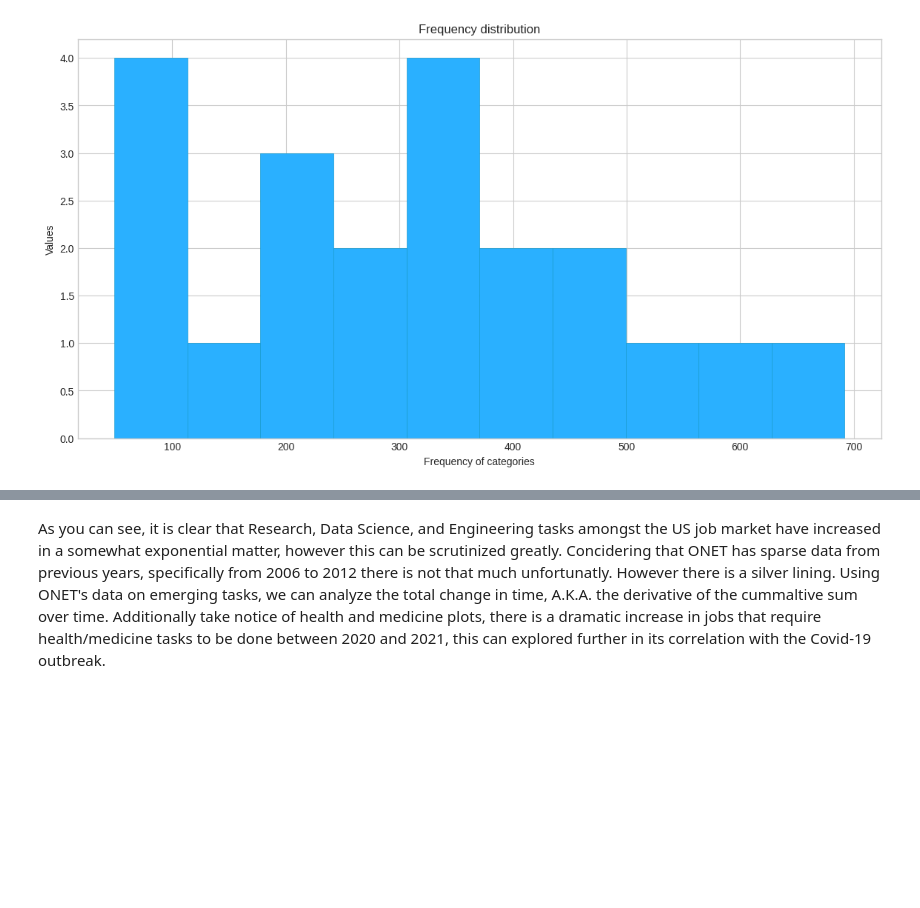
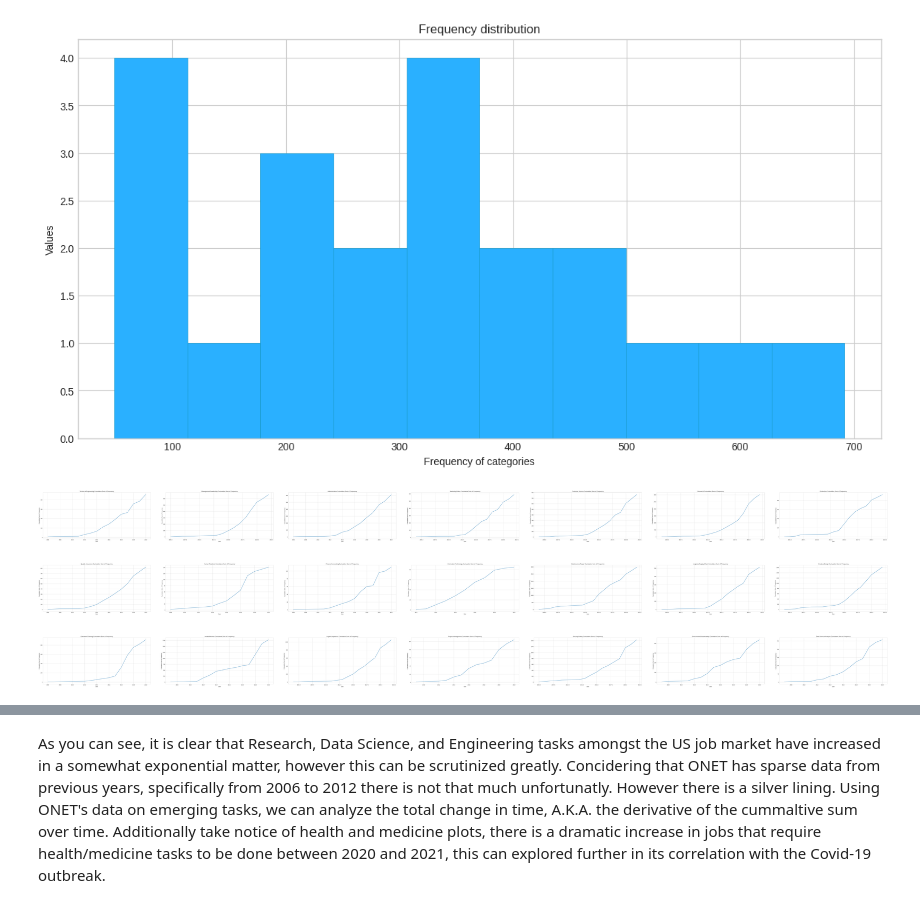
Before and after one commit to Josh-Hiz/Job-Task-Analysis, a Jupyter notebook: TaskAnalysis.ipynb, the cells around one changed output, grey strips where cells are left out. Cells and saved outputs as stored; diff of their text form; code cells hidden in the pictures; blank space fills up the shorter version.

```diff
--- a/TaskAnalysis.ipynb
+++ b/TaskAnalysis.ipynb
@@ -441,21 +452,38 @@ plt.show()
 # %% [output]
 [figure]
 # %%
-def plot_cumsum(category):
-  # Create a new dataframe that will be organized in time series and have the cumaltive sum of each year
-  cumsum_df = freq_df.loc[freq_df['category'] == category].drop(['Title','category'], axis = 1)
-  cumsum_df['Date'] = pd.to_datetime(cumsum_df['Date'])
-  cumsum_df.sort_values(by='Date', inplace=True)
-  cumsum_df = cumsum_df.set_index('Date')
-  cumsum_df = cumsum_df.groupby([cumsum_df.index.year],sort=False)['Frequency'].sum().reset_index()
-  # Create a graph with matplotlib
-  x = cumsum_df['Date']
-  y = cumsum_df['Frequency'].cumsum()
-  plt.figure(figsize = (10,5))
-  plt.style.use('seaborn-whitegrid')
-  plt.plot(x,y)
-  plt.title('{} Cumulative Sum of Frequency'.format(category))
-  plt.xlabel('Date')
-  plt.ylabel('Cumulative Sum of Frequency')
-  plt.show()
-  return cumsum_df
+fig,axs = plt.subplots(3,7,figsize=(100, 25), dpi=80)
+plt.tight_layout(pad=10, w_pad=10, h_pad=20)
+df_dict = {}
+cat_list = [list(cat_mapping.values())[i:i+7] for i in range(0, len(list(cat_mapping.values())), 7)]
+def plot_cumsum():
+  for row in range(len(cat_list)):
+    for col in range(len(cat_list[row])):
+      cumsum_df = freq_df.loc[freq_df['category'] == cat_list[row][col]].drop(['category'], axis = 1)
+      cumsum_df = cumsum_df.groupby([cumsum_df.index.year],sort=False)['Frequency'].sum().reset_index()
+      df_dict[cat_list[row][col]]=cumsum_df
+      x = cumsum_df['Date']
+      y = cumsum_df['Frequency'].cumsum()
+      axs[row,col].plot(x,y)
+      axs[row,col].set_title('{} Cumulative Sum of Frequency'.format(cat_list[row][col]))
+      axs[row,col].set_xlabel('Date')
+      axs[row,col].set_ylabel('Cumulative Sum of Frequency')
+plot_cumsum()
+
+# def plot_cumsum(category):
+#   # Create a new dataframe that will be organized in time series and have the cumaltive sum of each year
+#   cumsum_df = freq_df.loc[freq_df['category'] == category].drop(['category'], axis = 1)
+#   cumsum_df = cumsum_df.groupby([cumsum_df.index.year],sort=False)['Frequency'].sum().reset_index()
+#   # Create a graph with matplotlib
+#   x = cumsum_df['Date']
+#   y = cumsum_df['Frequency'].cumsum()
+#   plt.figure(figsize = (10,5))
+#   plt.style.use('seaborn-whitegrid')
+#   plt.plot(x,y)
+#   plt.title('{} Cumulative Sum of Frequency'.format(category))
+#   plt.xlabel('Date')
+#   plt.ylabel('Cumulative Sum of Frequency')
+#   plt.show()
+#   return cumsum_df
+# %% [output]
+[figure, added]
```
Also changed, not shown: parts of 10 cells of this notebook, 7 other files.
